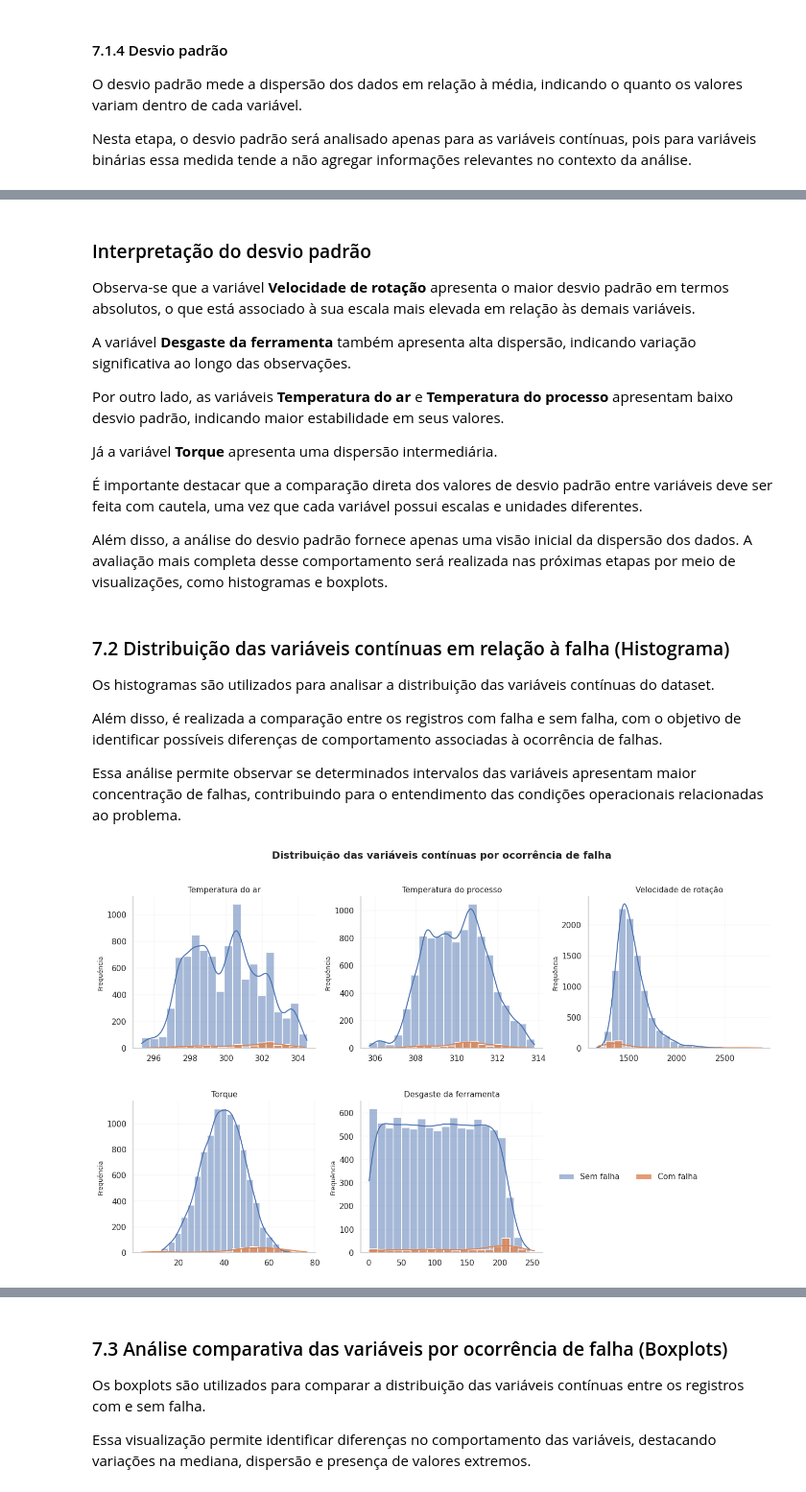
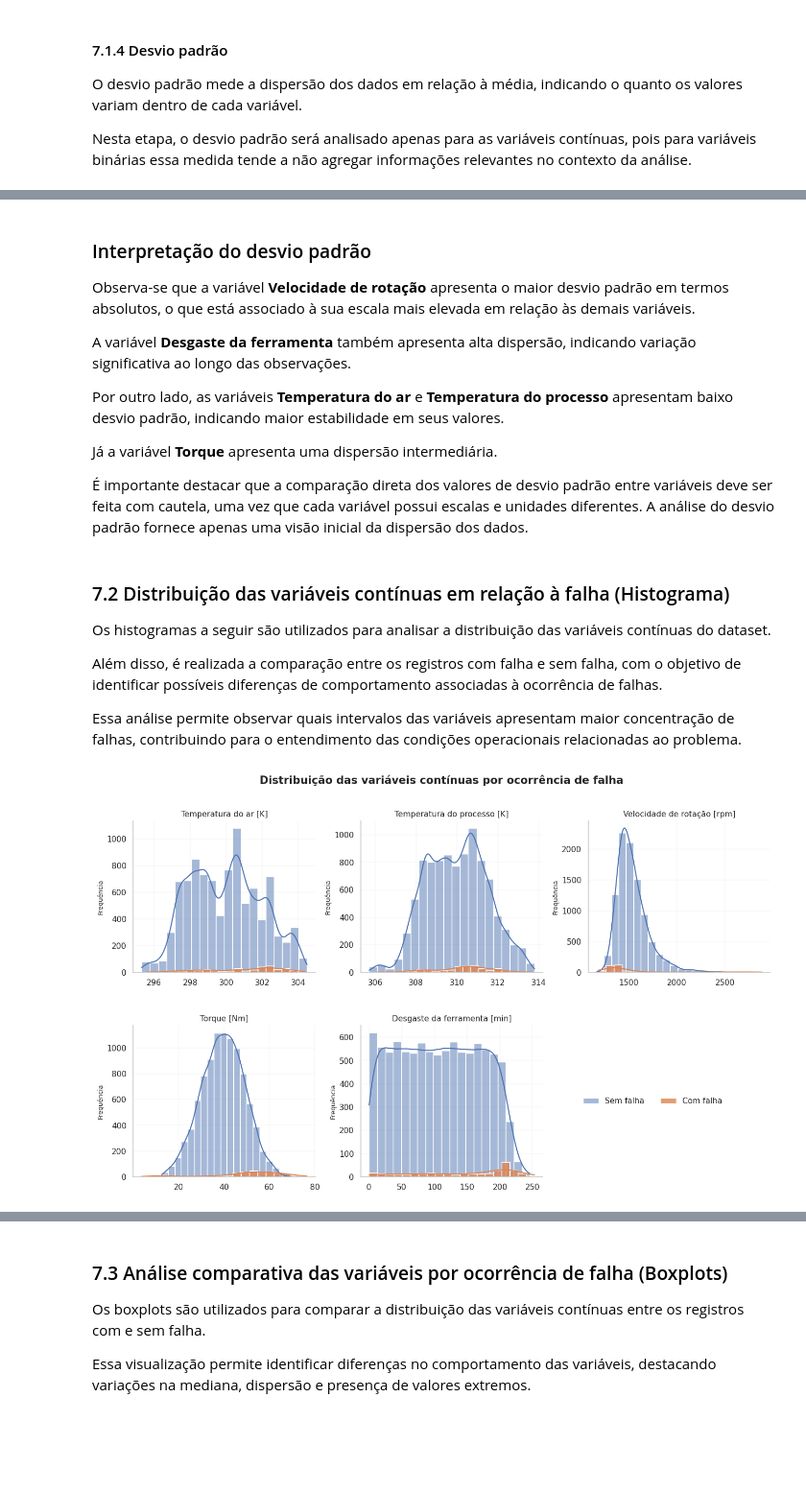
Before and after one commit to thaygorh/Analise-de-Dados-e-Boas-Praticas, a Jupyter notebook: mvp-analise-dados-e-boas-praticas.ipynb, the cells around one changed output, grey strips where cells are left out. Shown at 96% size. Saved outputs shown, nothing was run; the diff lists cells and outputs as text; code cells hidden in the pictures; blank space fills up the shorter version.

```diff
--- a/mvp-analise-dados-e-boas-praticas.ipynb
+++ b/mvp-analise-dados-e-boas-praticas.ipynb
@@ -319,11 +318,11 @@ Os nomes das colunas foram ajustados para português, com o objetivo de facilita
 # %%
 df_analysis = df_analysis.rename(columns={
     'Type': 'Tipo do produto',
-    'Air temperature [K]': 'Temperatura do ar',
-    'Process temperature [K]': 'Temperatura do processo',
-    'Rotational speed [rpm]': 'Velocidade de rotação',
-    'Torque [Nm]': 'Torque',
-    'Tool wear [min]': 'Desgaste da ferramenta',
+    'Air temperature [K]': 'Temperatura do ar [K]',
+    'Process temperature [K]': 'Temperatura do processo [K]',
+    'Rotational speed [rpm]': 'Velocidade de rotação [rpm]',
+    'Torque [Nm]': 'Torque [Nm]',
+    'Tool wear [min]': 'Desgaste da ferramenta [min]',
     'Machine failure': 'Falha da máquina',
     'TWF': 'Falha por desgaste da ferramenta',
     'HDF': 'Falha por dissipação de calor',
@@ -548,24 +547,23 @@ Por outro lado, as variáveis **Temperatura do ar** e **Temperatura do processo*
 Já a variável **Torque** apresenta uma dispersão intermediária.
 
 É importante destacar que a comparação direta dos valores de desvio padrão entre variáveis deve ser feita com cautela, uma vez que cada variável possui escalas e unidades diferentes.
-
-Além disso, a análise do desvio padrão fornece apenas uma visão inicial da dispersão dos dados. A avaliação mais completa desse comportamento será realizada nas próximas etapas por meio de visualizações, como histogramas e boxplots.
+A análise do desvio padrão fornece apenas uma visão inicial da dispersão dos dados.
 # %% [markdown]
 ### 7.2 Distribuição das variáveis contínuas em relação à falha (Histograma)
 
-Os histogramas são utilizados para analisar a distribuição das variáveis contínuas do dataset.
+Os histogramas a seguir são utilizados para analisar a distribuição das variáveis contínuas do dataset.
 
 Além disso, é realizada a comparação entre os registros com falha e sem falha, com o objetivo de identificar possíveis diferenças de comportamento associadas à ocorrência de falhas.
 
-Essa análise permite observar se determinados intervalos das variáveis apresentam maior concentração de falhas, contribuindo para o entendimento das condições operacionais relacionadas ao problema.
+Essa análise permite observar quais intervalos das variáveis apresentam maior concentração de falhas, contribuindo para o entendimento das condições operacionais relacionadas ao problema.
 # %%
 # variáveis contínuas
 variaveis = [
-    'Temperatura do ar',
-    'Temperatura do processo',
-    'Velocidade de rotação',
-    'Torque',
-    'Desgaste da ferramenta'
+    'Temperatura do ar [K]',
+    'Temperatura do processo [K]',
+    'Velocidade de rotação [rpm]',
+    'Torque [Nm]',
+    'Desgaste da ferramenta [min]'
 ]
 
 fig, axes = plt.subplots(2, 3, figsize=(16, 9))
@@ -602,36 +600,36 @@ for i, var in enumerate(variaveis):
     ax.set_ylabel('Frequência', fontsize=9)
     ax.set_xlabel('')
 
     ax.grid(True, linewidth=0.3, alpha=0.5)
     ax.spines['top'].set_visible(False)
     ax.spines['right'].set_visible(False)
 
 # remover gráfico vazio
 fig.delaxes(axes[5])
 
 # legenda única para toda a figura
 handles, labels = axes[0].get_legend_handles_labels()
 fig.legend(
     handles,
     labels,
     loc='lower right',
     ncol=2,
     frameon=False,
-    bbox_to_anchor=(0.82, 0.25)
+    bbox_to_anchor=(0.85, 0.25)
 )
 
 fig.suptitle(
     'Distribuição das variáveis contínuas por ocorrência de falha',
-    fontsize=14,
+    fontsize=15,
     weight='bold',
     y=0.98
 )
 
 plt.subplots_adjust(top=0.88, hspace=0.35, wspace=0.25)
 
 plt.show()
 # %% [output]
-[figure, old version]
+[figure, new version]
 # %% [markdown]
 ### Principais padrões observados nos histogramas
 
```
Also changed, not shown: parts of 25 cells of this notebook.
